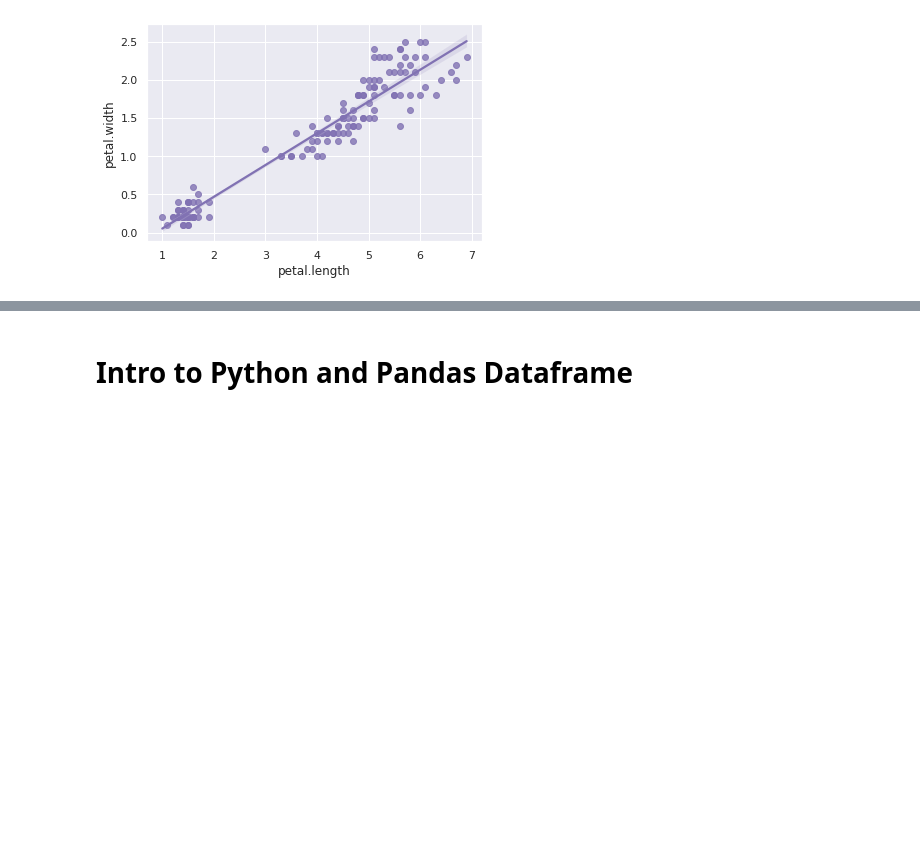
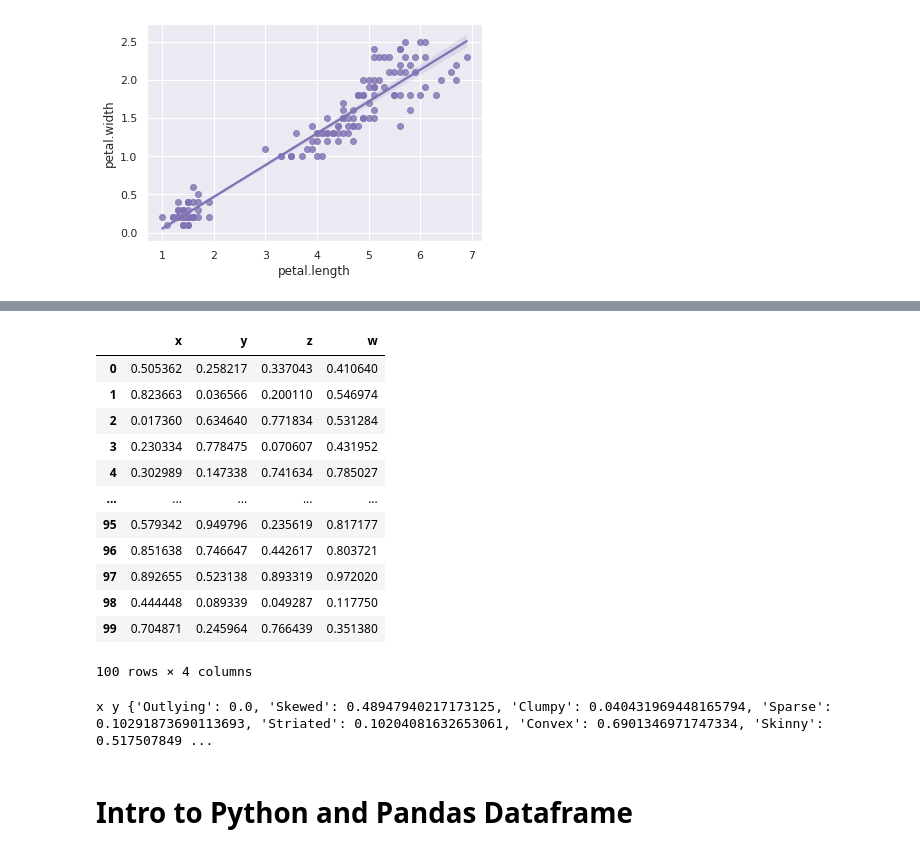
Before and after one commit to jessiejxyu2/ist526-1, a Jupyter notebook: starter_code.ipynb, the cells around one changed output, grey strips where cells are left out. Saved outputs shown, nothing was run; the diff lists cells and outputs as text; code cells hidden in the pictures; blank space fills up the shorter version.

```diff
--- a/starter_code.ipynb
+++ b/starter_code.ipynb
@@ -179,3 +397,51 @@ plt.show()
+# %%
+from pyscagnostics import scagnostics
+# Simulate data for example
+
+x = np.random.uniform(0, 1, 100)
+y = np.random.uniform(0, 1, 100)
+z = np.random.uniform(0, 1, 100)
+w = np.random.uniform(0, 1, 100)
+
+# put x, y, and z into a pandas dataframe
+df_test = pd.DataFrame({
+  'x': x,
+  'y': y,
+  'z': z,
+  'w':w
+  }
+)
+
+display(df_test)
+# %% [output]
+|  | x | y | z | w |
+| 0 | 0.505362 | 0.258217 | 0.337043 | 0.410640 |
+| 1 | 0.823663 | 0.036566 | 0.200110 | 0.546974 |
+| 2 | 0.017360 | 0.634640 | 0.771834 | 0.531284 |
+| 3 | 0.230334 | 0.778475 | 0.070607 | 0.431952 |
+| 4 | 0.302989 | 0.147338 | 0.741634 | 0.785027 |
+| ... | ... | ... | ... | ... |
+| 95 | 0.579342 | 0.949796 | 0.235619 | 0.817177 |
+| 96 | 0.851638 | 0.746647 | 0.442617 | 0.803721 |
+| 97 | 0.892655 | 0.523138 | 0.893319 | 0.972020 |
+| 98 | 0.444448 | 0.089339 | 0.049287 | 0.117750 |
+| 99 | 0.704871 | 0.245964 | 0.766439 | 0.351380 |
+100 rows × 4 columns
+# %%
+# view sgagnostic
+results = scagnostics(df_test)
+
+x = None
+# read reasults
+for i, j, result in results:
+  (measures, bins) = result
+  print(i, j, measures)
+  x = measures
+
+  # break
+  #print(i, j, bins)
+# %% [output]
+x y {'Outlying': 0.0, 'Skewed': 0.48947940217173125, 'Clumpy': 0.040431969448165794, 'Sparse': 0.10291873690113693, 'Striated': 0.10204081632653061, 'Convex': 0.6901346971747334, 'Skinny': 0.517507849 ...
 # %% [markdown]
 # Intro to Python and Pandas Dataframe
 # %% [markdown]
```
Also changed, not shown: parts of 47 cells of this notebook.
